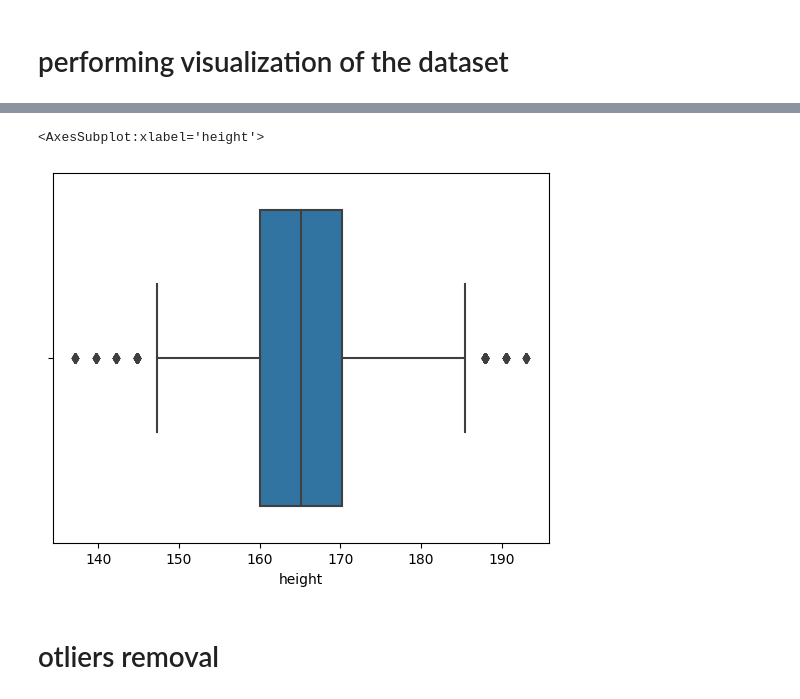
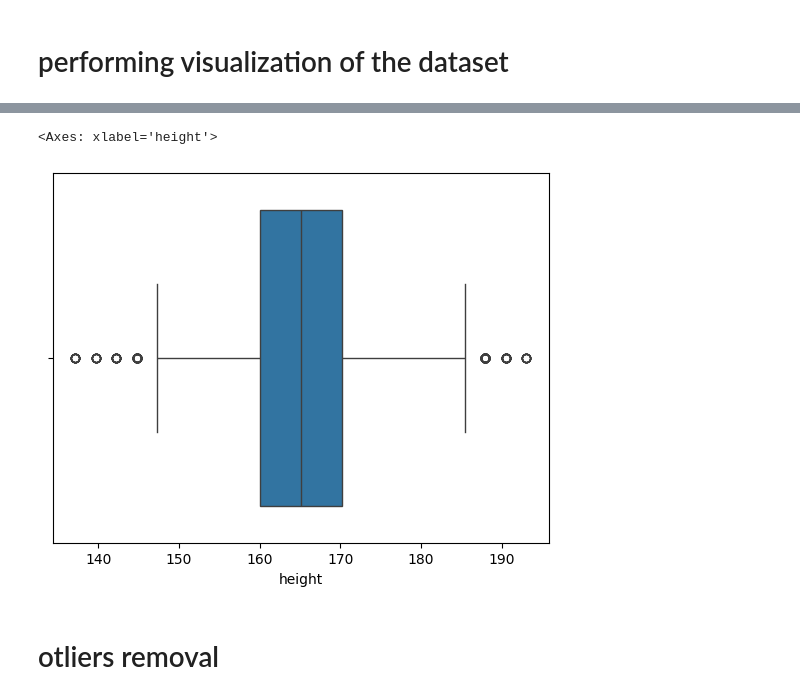
Before and after one commit to yunanajesse211/clothing-size-prediction, a Jupyter notebook: cloth_prediction.ipynb, the cells around one changed output, grey strips where cells are left out. Cells and saved outputs as stored; diff of their text form; code cells hidden in the pictures.

```diff
--- a/cloth_prediction.ipynb
+++ b/cloth_prediction.ipynb
@@ -88,8 +90,8 @@ sns.boxplot('weight',data=data)
 # %%
-sns.boxplot('height',data=data)
+sns.boxplot(x='height',data=data)
 # %% [output]
-<AxesSubplot:xlabel='height'>
+<Axes: xlabel='height'>
-[figure, old version]
+[figure, new version]
 # %% [markdown]
 # otliers removal
 # %%
```
Also changed, not shown: parts of 9 cells of this notebook, 1 other file.
